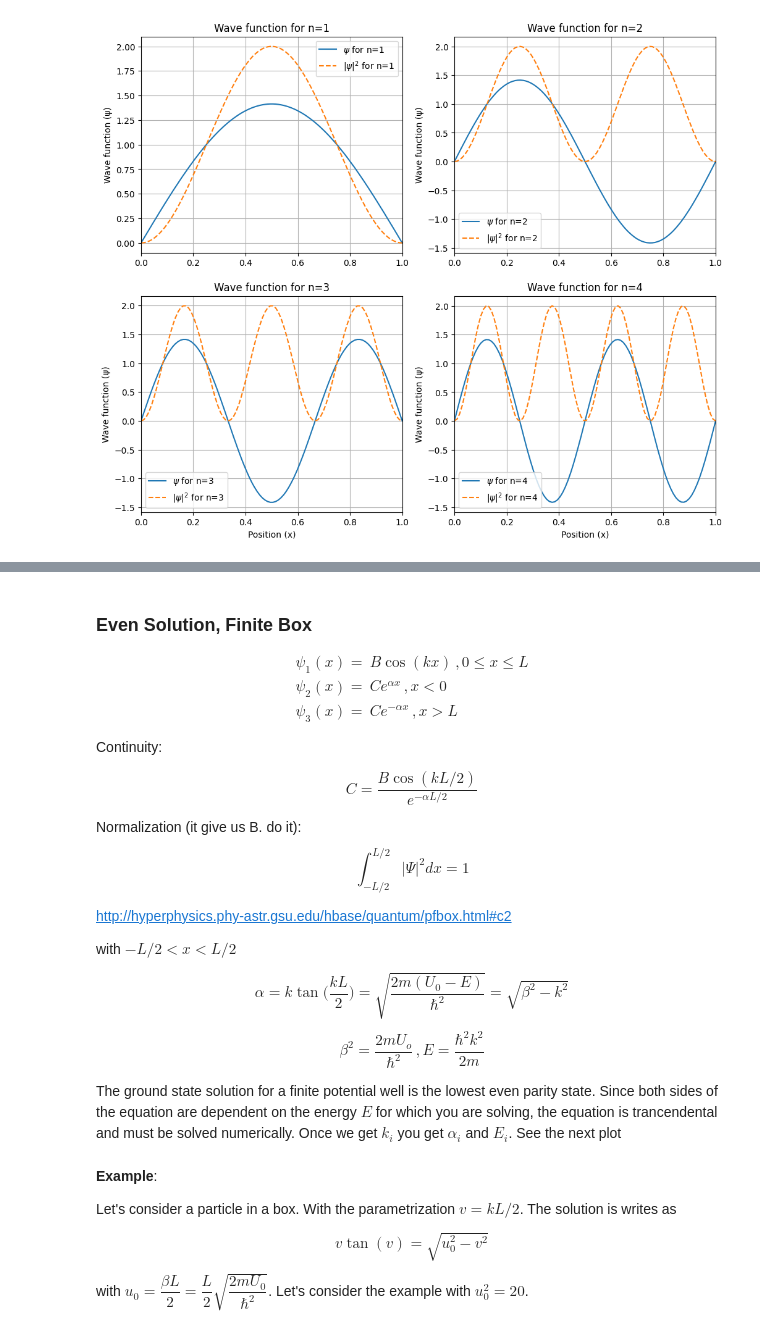
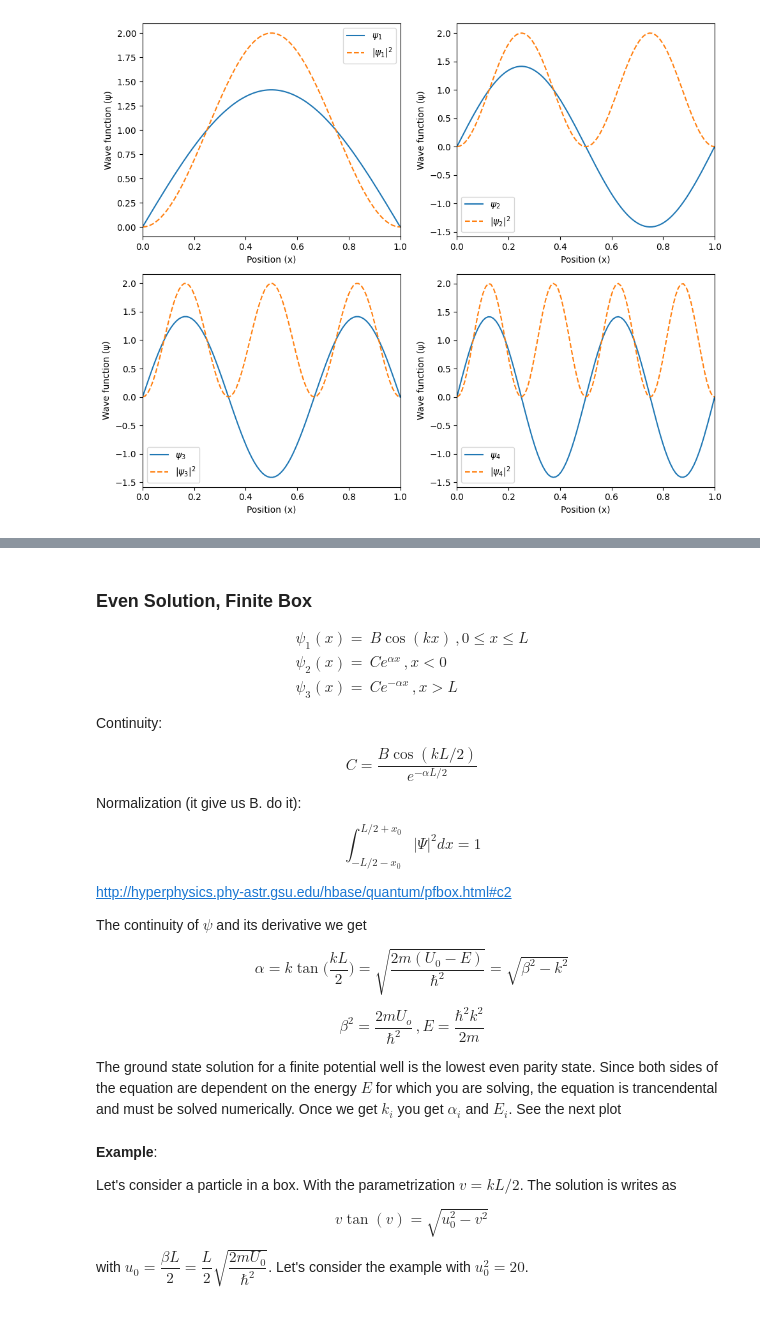
Before and after one commit to Alejandro-UDEA/Fisica_Computacional_Estudiante, a Jupyter notebook: Sesiones/PDE/2.3_FDM_schrodinger.ipynb, the cells around one changed output, grey strips where cells are left out. Drawn from its saved outputs; the diff is of its cells as text; code cells hidden in the pictures.

```diff
--- a/Sesiones/PDE/2.3_FDM_schrodinger.ipynb
+++ b/Sesiones/PDE/2.3_FDM_schrodinger.ipynb
@@ -47,49 +48,30 @@ $n=1,2,3...$
 # Wave function of the particle in a box
 def psi1(n,L,x):
     return np.sqrt(2/L)*np.sin(n*np.pi*x/L)
-# %%
-L = 1.0 # Length of the box
-x = np.linspace(0, L, 100) # Position array
-
-fig, ax = plt.subplots(2, 2, figsize=(12, 10))
-
-ax[0, 0].plot(x, psi1(1, L, x), label=r'$\psi$ for n=1')
-ax[0, 0].plot(x, psi1(1, L, x)**2,linestyle='--', label=r'$|\psi|^2$ for n=1')
-ax[0, 0].set_title('Wave function for n=1')
-#ax[0, 0].set_xlabel('Position (x)')
-ax[0, 0].set_ylabel('Wave function (ψ)')
-ax[0, 0].legend()
-ax[0, 0].set_xlim(0, L)
-ax[0, 0].grid()
-
-ax[0, 1].plot(x, psi1(2, L, x), label=r'$\psi$ for n=2')
-ax[0, 1].plot(x, psi1(2, L, x)**2,linestyle='--', label=r'$|\psi|^2$ for n=2')
-ax[0, 1].set_title('Wave function for n=2')
-#ax[0, 1].set_xlabel('Position (x)')
-ax[0, 1].set_ylabel('Wave function (ψ)')
-ax[0, 1].legend()
-ax[0, 1].set_xlim(0, L)
-ax[0, 1].grid()
-
-ax[1, 0].plot(x, psi1(3, L, x), label=r'$\psi$ for n=3')
-ax[1, 0].plot(x, psi1(3, L, x)**2,linestyle='--', label=r'$|\psi|^2$ for n=3')
-ax[1, 0].set_title('Wave function for n=3')
-ax[1, 0].set_xlabel('Position (x)')
-ax[1, 0].set_ylabel('Wave function (ψ)')
-ax[1, 0].legend()
-ax[1, 0].set_xlim(0, L)
-ax[1, 0].grid()
-
-ax[1, 1].plot(x, psi1(4, L, x), label=r'$\psi$ for n=4')
-ax[1, 1].plot(x, psi1(4, L, x)**2,linestyle='--', label=r'$|\psi|^2$ for n=4')
-ax[1, 1].set_title('Wave function for n=4')
-ax[1, 1].set_xlabel('Position (x)')
-ax[1, 1].set_ylabel('Wave function (ψ)')
-ax[1, 1].legend()
-ax[1, 1].set_xlim(0, L)
-ax[1, 1].grid()
-# %% [output]
-[figure, removed]
+# %%
+# Create a 2x2 grid of subplots
+fig, axs = plt.subplots(2, 2, figsize=(10, 8))
+
+# Flatten the 2D array of axes for easy looping
+axs_flat = axs.flatten()
+
+L = 1.0  # Length of the box
+x = np.linspace(0, L, 100)  # Position values from 0 to L
+
+# Loop through each axis and plot data
+for i, ax in enumerate(axs_flat):
+    ax.plot(x,  psi1(i+1, L, x), label=r'$\psi_{%d}$' % (i+1))
+    ax.plot(x, (psi1(i+1, L, x))**2,linestyle='--', label=r'$|\psi_{%d}|^2$' % (i+1))
+    ax.set_xlabel('Position (x)')
+    ax.set_ylabel('Wave function (ψ)')
+    ax.set_xlim(0, L)
+    ax.legend()
+
+# Adjust layout to prevent overlapping
+plt.tight_layout()
+plt.show()
+# %% [output]
+[figure, added]
 # %% [markdown]
 ## 3.2: finite potential energy well
 
@@ -141,12 +122,12 @@ C = \dfrac{B\cos(kL/2)}{e^{-\alpha L/2}}
 
 Normalization (it give us B. do it):
 \begin{equation}
-\int_{-L/2}^{L/2}|\Psi|^2 dx = 1
+\int_{-L/2-x_0}^{L/2+x_0}|\Psi|^2 dx = 1
 \end{equation}
 
 http://hyperphysics.phy-astr.gsu.edu/hbase/quantum/pfbox.html#c2
 
-with $-L/2 <x <L/2$
+The continuity of $\psi$ and its derivative we get
 
 $$\alpha = k\tan\big(\dfrac{kL}{2}\big)= \sqrt{\dfrac{2m(U_0-E)}{\hbar^2}}=\sqrt{\beta^2-k^2}$$
 
```
Also changed, not shown: parts of 19 cells of this notebook.
